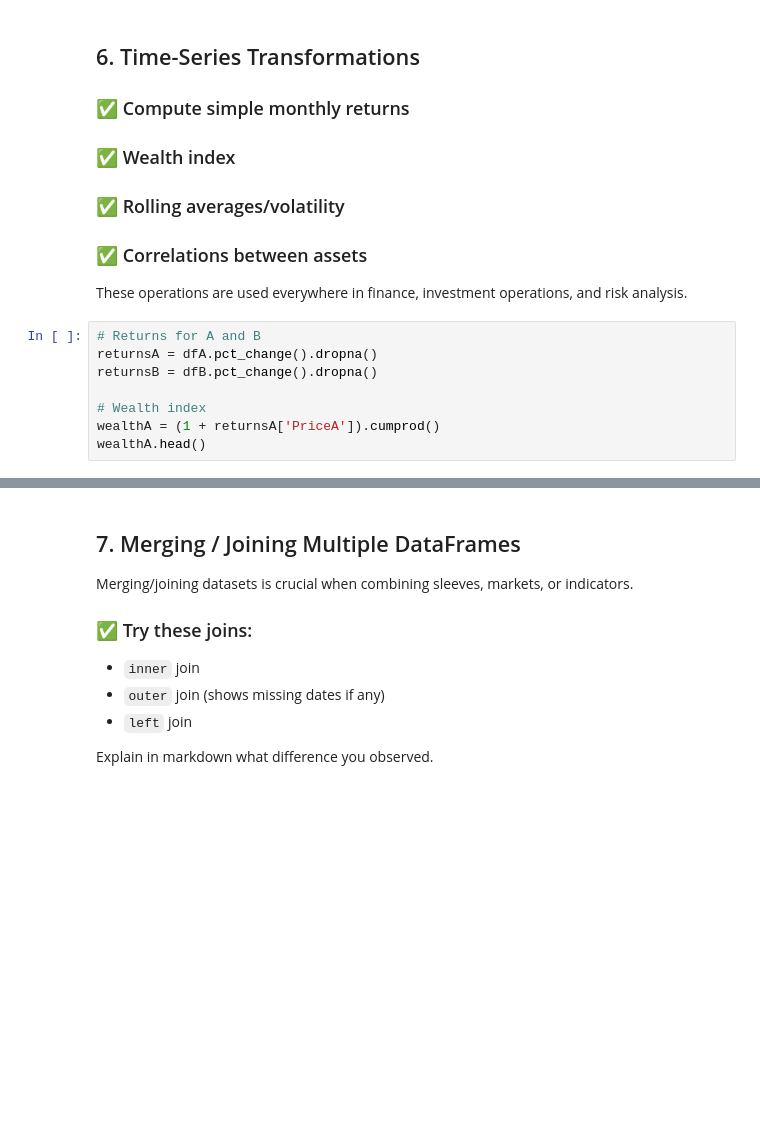
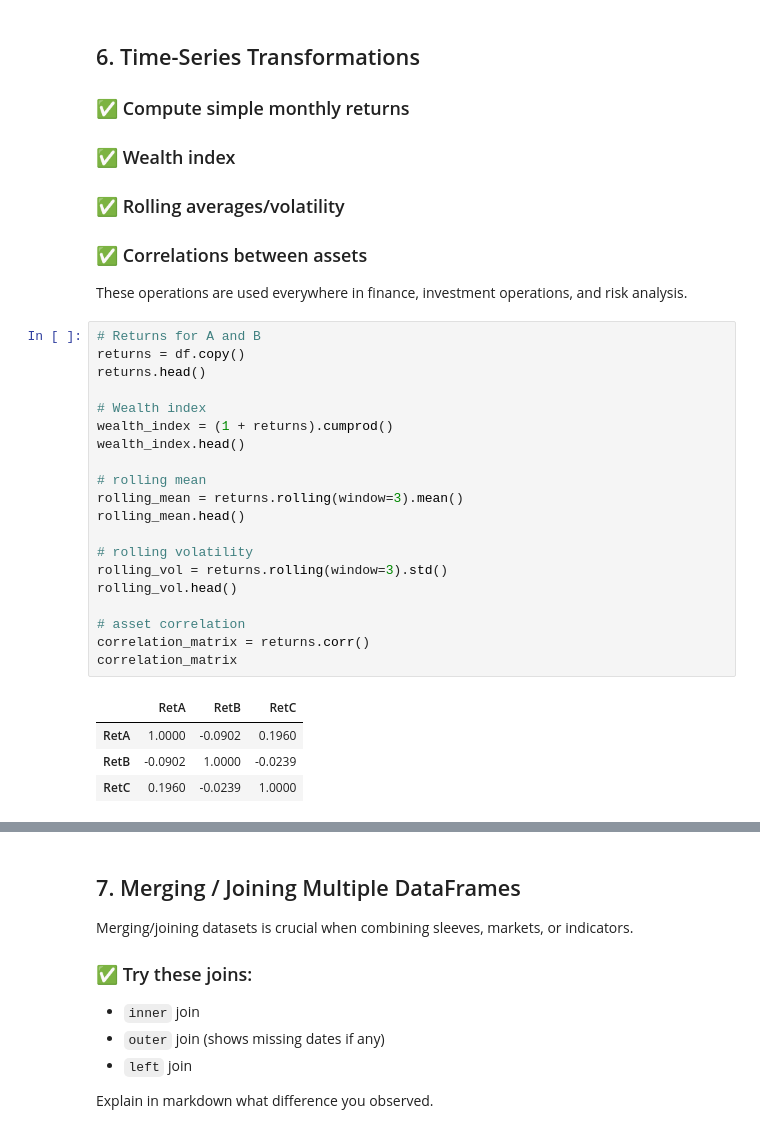
Before and after one commit to oscartan0/FINM3422-Tutorial-X-team-Y, a Jupyter notebook: notebookes/tutorial7_pandas_teamwork.ipynb, the cells around one changed output, grey strips where cells are left out. Cells and saved outputs as stored; diff of their text form; blank space fills up the shorter version.

```diff
--- a/notebookes/tutorial7_pandas_teamwork.ipynb
+++ b/notebookes/tutorial7_pandas_teamwork.ipynb
@@ -140,9 +216,26 @@ dfA.head()
 These operations are used everywhere in finance, investment operations, and risk analysis.
 # %%
 # Returns for A and B
-returnsA = dfA.pct_change().dropna()
-returnsB = dfB.pct_change().dropna()
+returns = df.copy()
+returns.head()
 
 # Wealth index
-wealthA = (1 + returnsA['PriceA']).cumprod()
-wealthA.head()
+wealth_index = (1 + returns).cumprod()
+wealth_index.head()
+
+# rolling mean
+rolling_mean = returns.rolling(window=3).mean()
+rolling_mean.head()
+
+# rolling volatility
+rolling_vol = returns.rolling(window=3).std()
+rolling_vol.head()
+
+# asset correlation
+correlation_matrix = returns.corr()
+correlation_matrix
+# %% [output]
+|  | RetA | RetB | RetC |
+| RetA | 1.0000 | -0.0902 | 0.1960 |
+| RetB | -0.0902 | 1.0000 | -0.0239 |
+| RetC | 0.1960 | -0.0239 | 1.0000 |
```
Also changed, not shown: parts of 7 cells of this notebook.
